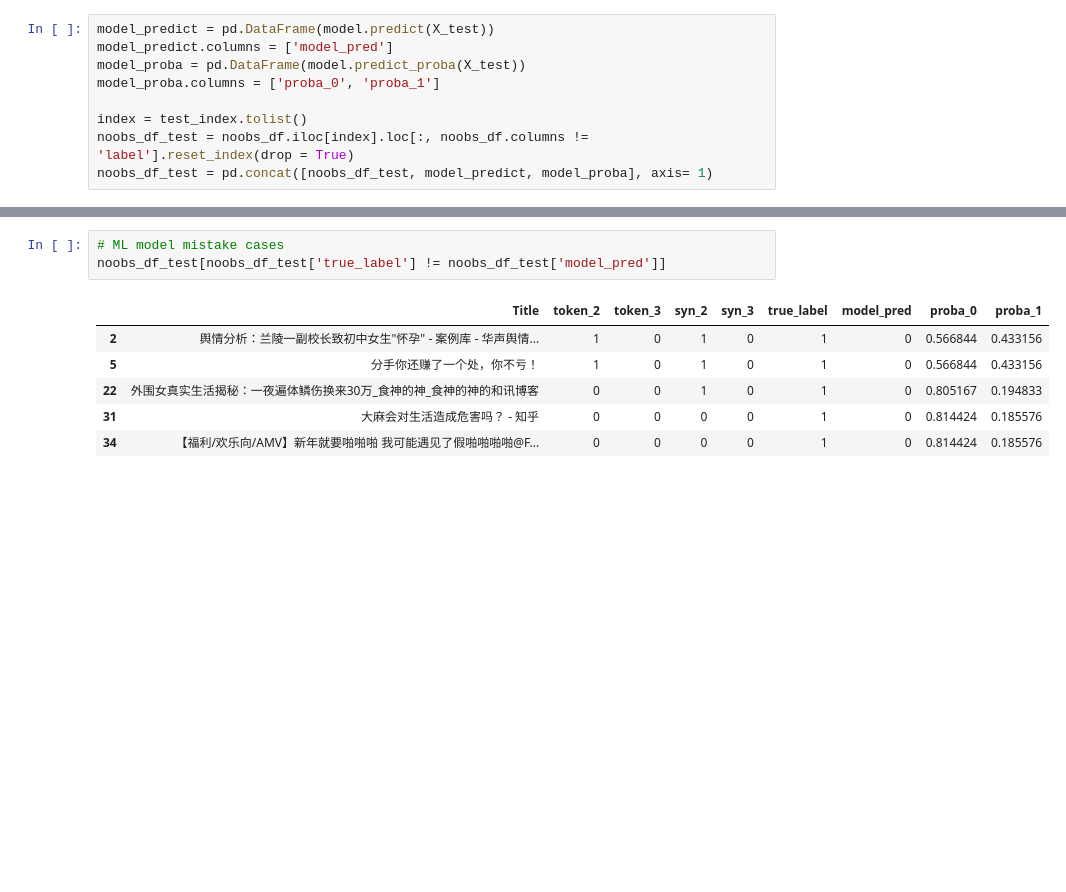
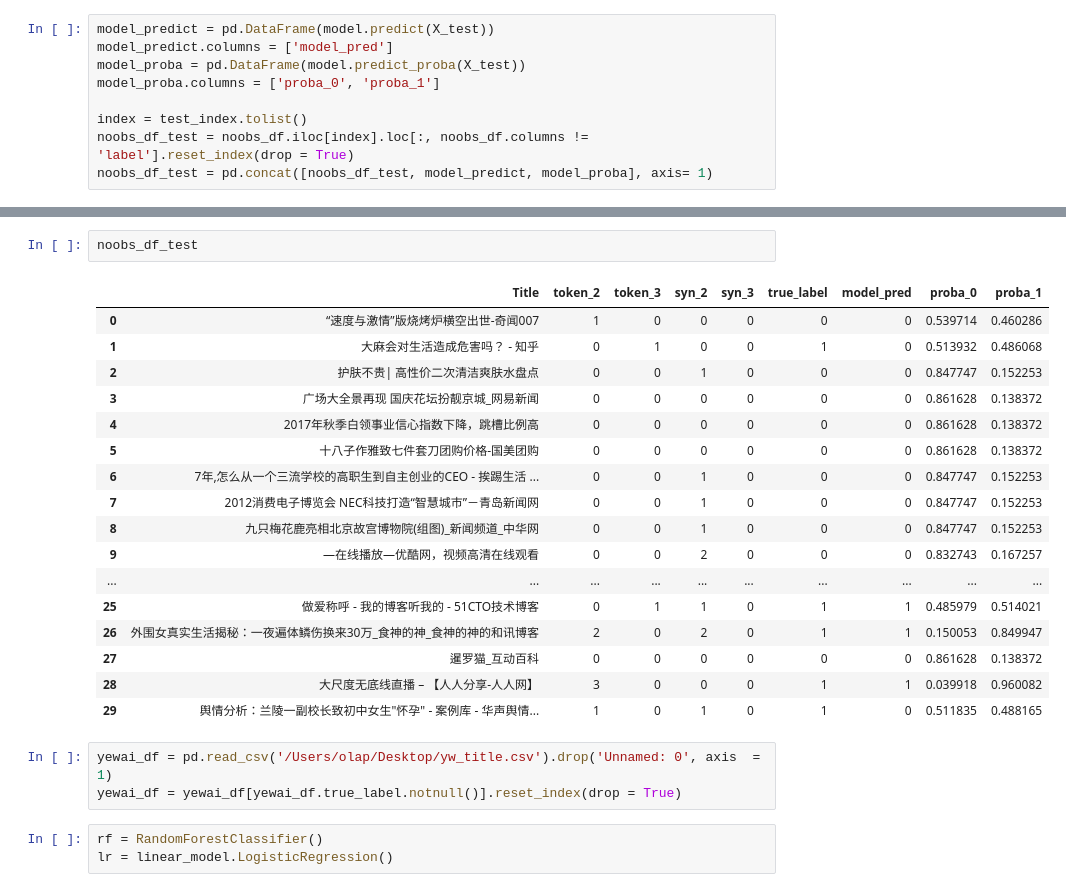
Before and after one commit to jonathanlxy/miaozhen_hackathon, a Jupyter notebook: Classifier/classifier.ipynb, the cells around one changed output, grey strips where cells are left out. Drawn from its saved outputs; the diff is of its cells as text; blank space fills up the shorter version.

```diff
--- a/Classifier/classifier.ipynb
+++ b/Classifier/classifier.ipynb
@@ -151,10 +139,26 @@ noobs_df_test[((noobs_df_test['token_3'] == 0) & (noobs_df_test['true_label'] ==
-# %%
-# ML model mistake cases
-noobs_df_test[noobs_df_test['true_label'] != noobs_df_test['model_pred']]
-# %% [output]
-|  | Title | token_2 | token_3 | syn_2 | syn_3 | true_label | model_pred | proba_0 | proba_1 |
-| 2 | 舆情分析：兰陵一副校长致初中女生"怀孕" - 案例库 - 华声舆情... | 1 | 0 | 1 | 0 | 1 | 0 | 0.566844 | 0.433156 |
-| 5 | 分手你还赚了一个处，你不亏！ | 1 | 0 | 1 | 0 | 1 | 0 | 0.566844 | 0.433156 |
-| 22 | 外围女真实生活揭秘：一夜遍体鳞伤换来30万_食神的神_食神的神的和讯博客 | 0 | 0 | 1 | 0 | 1 | 0 | 0.805167 | 0.194833 |
-| 31 | 大麻会对生活造成危害吗？ - 知乎 | 0 | 0 | 0 | 0 | 1 | 0 | 0.814424 | 0.185576 |
-| 34 | 【福利/欢乐向/AMV】新年就要啪啪啪 我可能遇见了假啪啪啪啪@F... | 0 | 0 | 0 | 0 | 1 | 0 | 0.814424 | 0.185576 |
+# %%
+noobs_df_test
+# %% [output]
+|  | Title | token_2 | token_3 | syn_2 | syn_3 | true_label | model_pred | proba_0 | proba_1 |
+| 0 | “速度与激情”版烧烤炉横空出世-奇闻007 | 1 | 0 | 0 | 0 | 0 | 0 | 0.539714 | 0.460286 |
+| 1 | 大麻会对生活造成危害吗？ - 知乎 | 0 | 1 | 0 | 0 | 1 | 0 | 0.513932 | 0.486068 |
+| 2 | 护肤不贵| 高性价二次清洁爽肤水盘点 | 0 | 0 | 1 | 0 | 0 | 0 | 0.847747 | 0.152253 |
+| 3 | 广场大全景再现 国庆花坛扮靓京城_网易新闻 | 0 | 0 | 0 | 0 | 0 | 0 | 0.861628 | 0.138372 |
+| 4 | 2017年秋季白领事业信心指数下降，跳槽比例高 | 0 | 0 | 0 | 0 | 0 | 0 | 0.861628 | 0.138372 |
+| 5 | 十八子作雅致七件套刀团购价格-国美团购 | 0 | 0 | 0 | 0 | 0 | 0 | 0.861628 | 0.138372 |
+| 6 | 7年,怎么从一个三流学校的高职生到自主创业的CEO - 挨踢生活 ... | 0 | 0 | 1 | 0 | 0 | 0 | 0.847747 | 0.152253 |
+| 7 | 2012消费电子博览会 NEC科技打造“智慧城市”－青岛新闻网 | 0 | 0 | 1 | 0 | 0 | 0 | 0.847747 | 0.152253 |
+| 8 | 九只梅花鹿亮相北京故宫博物院(组图)_新闻频道_中华网 | 0 | 0 | 1 | 0 | 0 | 0 | 0.847747 | 0.152253 |
+| 9 | —在线播放—优酷网，视频高清在线观看 | 0 | 0 | 2 | 0 | 0 | 0 | 0.832743 | 0.167257 |
+| ... | ... | ... | ... | ... | ... | ... | ... | ... | ... |
+| 25 | 做爱称呼 - 我的博客听我的 - 51CTO技术博客 | 0 | 1 | 1 | 0 | 1 | 1 | 0.485979 | 0.514021 |
+| 26 | 外围女真实生活揭秘：一夜遍体鳞伤换来30万_食神的神_食神的神的和讯博客 | 2 | 0 | 2 | 0 | 1 | 1 | 0.150053 | 0.849947 |
+| 27 | 暹罗猫_互动百科 | 0 | 0 | 0 | 0 | 0 | 0 | 0.861628 | 0.138372 |
+| 28 | 大尺度无底线直播 – 【人人分享-人人网】 | 3 | 0 | 0 | 0 | 1 | 1 | 0.039918 | 0.960082 |
+| 29 | 舆情分析：兰陵一副校长致初中女生"怀孕" - 案例库 - 华声舆情... | 1 | 0 | 1 | 0 | 1 | 0 | 0.511835 | 0.488165 |
+# %%
+yewai_df = pd.read_csv('/Users/olap/Desktop/yw_title.csv').drop('Unnamed: 0', axis  = 1)
+yewai_df = yewai_df[yewai_df.true_label.notnull()].reset_index(drop = True)
+# %%
+rf = RandomForestClassifier()
+lr = linear_model.LogisticRegression()
```
Also changed, not shown: parts of 23 cells of this notebook.
